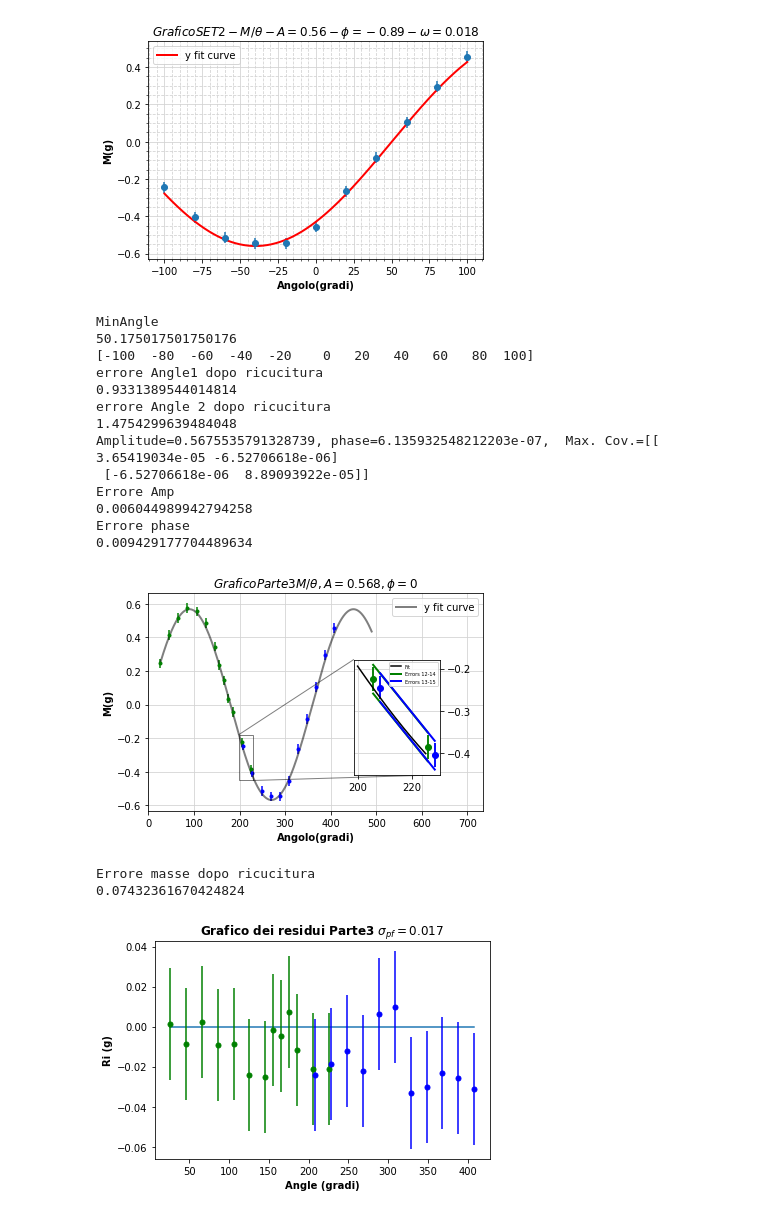
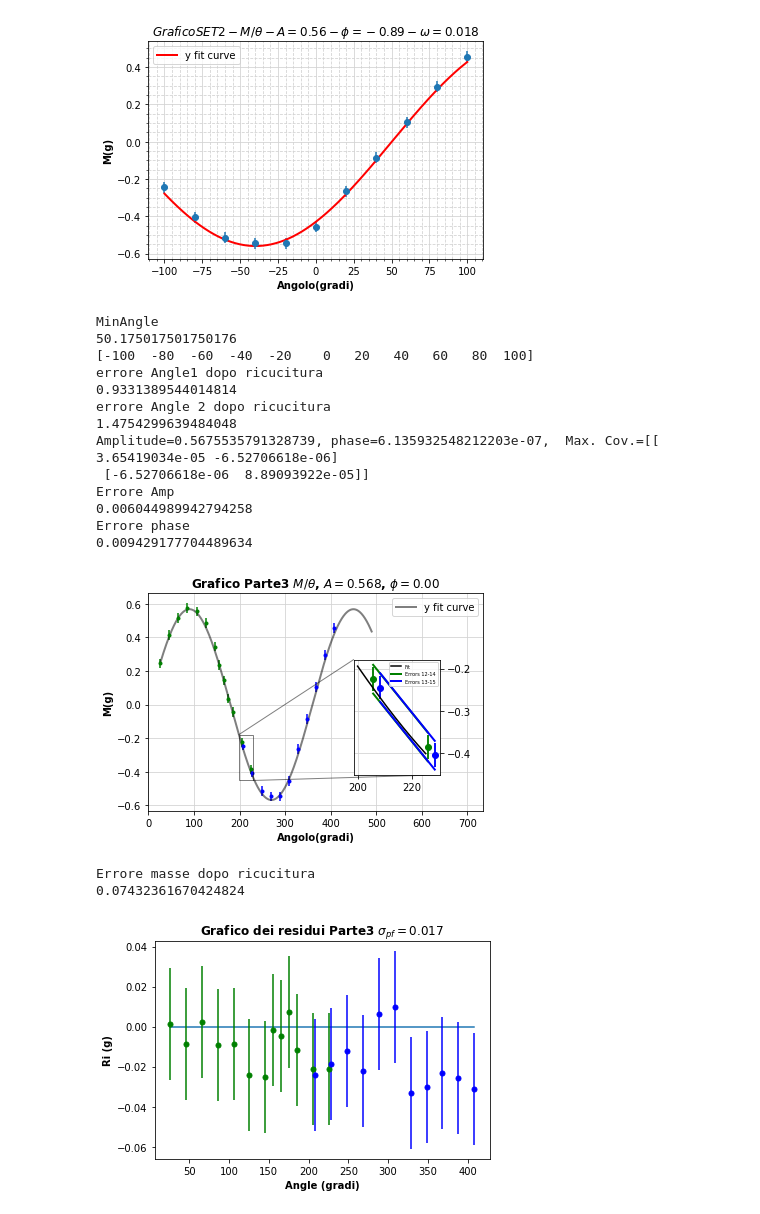
Before and after one commit to Vayxen/Lab2-E5, a Jupyter notebook: code/Analisi_Completa_Parte3.ipynb, the cells around one changed output. Saved outputs shown, nothing was run; the diff lists cells and outputs as text; code cells hidden in the pictures.

Commit message:
aggiustamento titolo grafico parte 3

```diff
--- a/code/Analisi_Completa_Parte3.ipynb
+++ b/code/Analisi_Completa_Parte3.ipynb
@@ -168,7 +168,7 @@ fig = plt.figure()
 ax = fig.gca()
 #ax.set_xticks(np.arange(min(Angletot),max(Angletot)*1.5, 10)
 plt.xlim(0,max(Angletot)*1.8)
-plt.title(r'$ Grafico Parte3 M/\theta, A = 0.568, \phi = 0$',fontweight="bold")
+plt.title(r'Grafico Parte3 $M / \theta$, $A = 0.568$, $\phi = 0.00$',fontweight="bold")
 plt.xlabel("Angolo(gradi)",fontweight="bold")
 plt.ylabel("M(g)",fontweight="bold")
 
@@ -273,34 +273,34 @@ print(sigma_post_fit)
 # %% [output]
 Amplitude=-0.5741820969403036, phase=-0.9657106573541011,  Max. Cov.=[[2.68546964e-05 2.44892792e-06]
  [2.44892792e-06 5.71490773e-05]]
 Errore Amp
 0.005182151717895103
 Errore phase
 0.007559700872951436
 [figure]
 MinAngle
 55.33553355335533
 Amplitude=0.5594201496281033, phase=-0.8757493551987061,  Max. Cov.=[[ 9.64500011e-05 -2.81140246e-05]
  [-2.81140246e-05  2.89832391e-04]]
 Errore Amp
 0.009820896147026744
 Errore phase
 0.01702446449350925
 [figure]
 MinAngle
 50.175017501750176
 [-100  -80  -60  -40  -20    0   20   40   60   80  100]
 errore Angle1 dopo ricucitura
 0.9331389544014814
 errore Angle 2 dopo ricucitura
 1.4754299639484048
 Amplitude=0.5675535791328739, phase=6.135932548212203e-07,  Max. Cov.=[[ 3.65419034e-05 -6.52706618e-06]
  [-6.52706618e-06  8.89093922e-05]]
 Errore Amp
 0.006044989942794258
 Errore phase
 0.009429177704489634
-[figure, old version]
+[figure, new version]
 Errore masse dopo ricucitura
 0.07432361670424824
 [figure]
```
Also changed, not shown: 1 other file.
